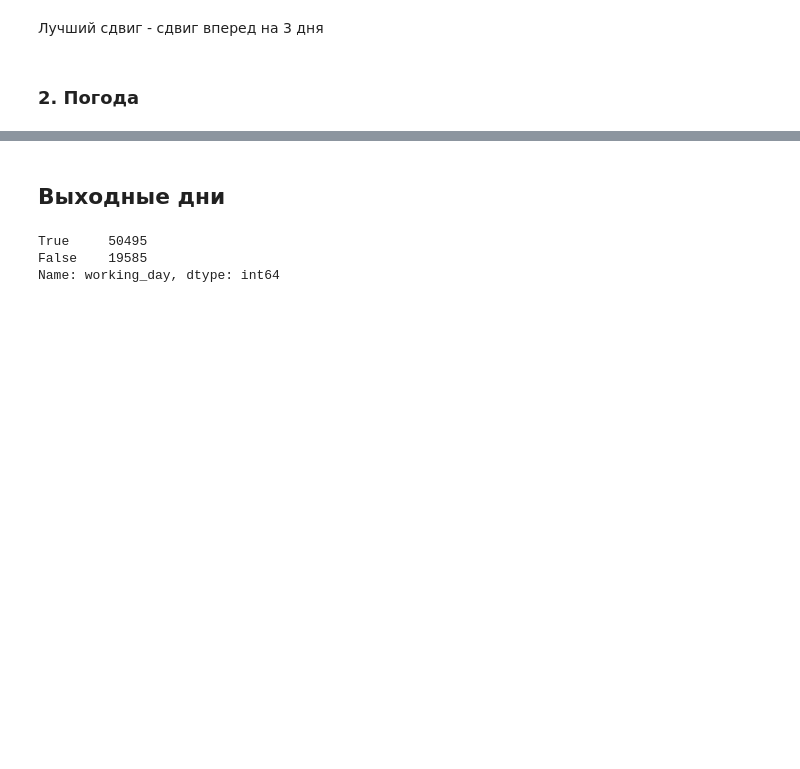
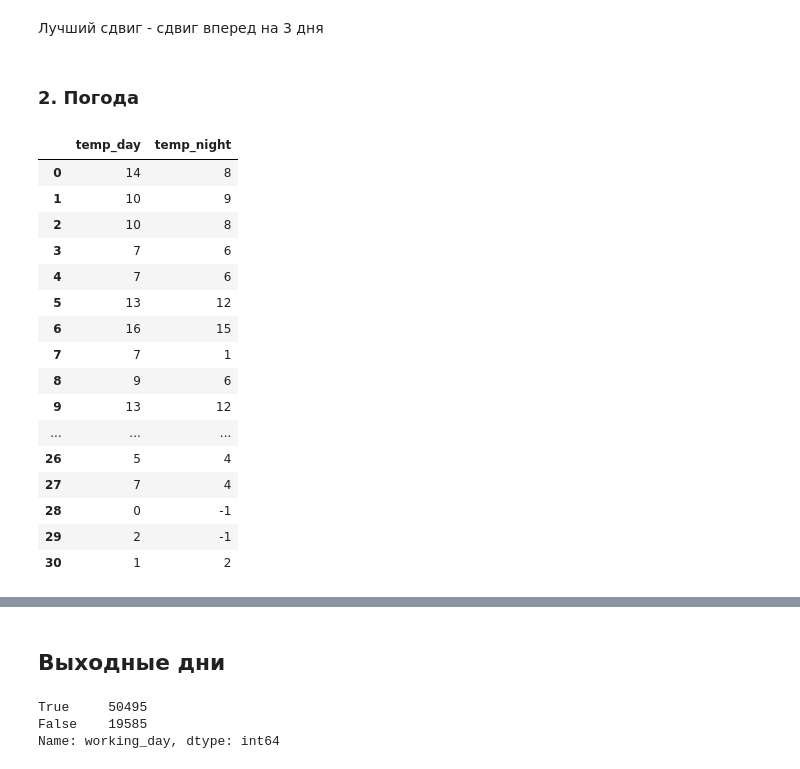
Before and after one commit to Egoluback/nti_ml_20-21, a Jupyter notebook: 2_stage/task2/nti_ml_2_2.ipynb, the cells around one changed output, grey strips where cells are left out. Cells and saved outputs as stored; diff of their text form; code cells hidden in the pictures; blank space fills up the shorter version.

Commit message:
added weather web-scrapping: tries in nti_ml_2_2.ipynb, full script in scrapping/get_weather_gismeteo.py; data loaded into data/weather_data.txt

```diff
--- a/2_stage/task2/nti_ml_2_2.ipynb
+++ b/2_stage/task2/nti_ml_2_2.ipynb
@@ -275,3 +275,8 @@ df_train
 Лучший сдвиг - сдвиг вперед на 3 дня
 # %% [markdown]
 ### 2. Погода
+# %%
+from selenium import webdriver
+import time
+
+driver = webdriver.Chrome(executable_path = "/home/egoluback/Documents/NTI/2_stage/ML/2_stage/task2/scrapping/chromedriver")
@@ -277,0 +297,27 @@ df_train
+# %%
+weather_pd = pd.read_html(driver.find_element_by_xpath('//table').get_attribute('outerHTML'))[0]
+# %%
+temp_day = pd.Series(weather_pd['День']['Температура'], name = "temp_day")
+temp_night = pd.Series(weather_pd['Вечер']['Температура'], name = "temp_night")
+
+result_temp = pd.merge(temp_day, temp_night, right_index = True, left_index = True)
+
+result_temp
+# %% [output]
+|  | temp_day | temp_night |
+| 0 | 14 | 8 |
+| 1 | 10 | 9 |
+| 2 | 10 | 8 |
+| 3 | 7 | 6 |
+| 4 | 7 | 6 |
+| 5 | 13 | 12 |
+| 6 | 16 | 15 |
+| 7 | 7 | 1 |
+| 8 | 9 | 6 |
+| 9 | 13 | 12 |
+| ... | ... | ... |
+| 26 | 5 | 4 |
+| 27 | 7 | 4 |
+| 28 | 0 | -1 |
+| 29 | 2 | -1 |
+| 30 | 1 | 2 |
```
Also changed, not shown: parts of 9 cells of this notebook, 5 other files.
